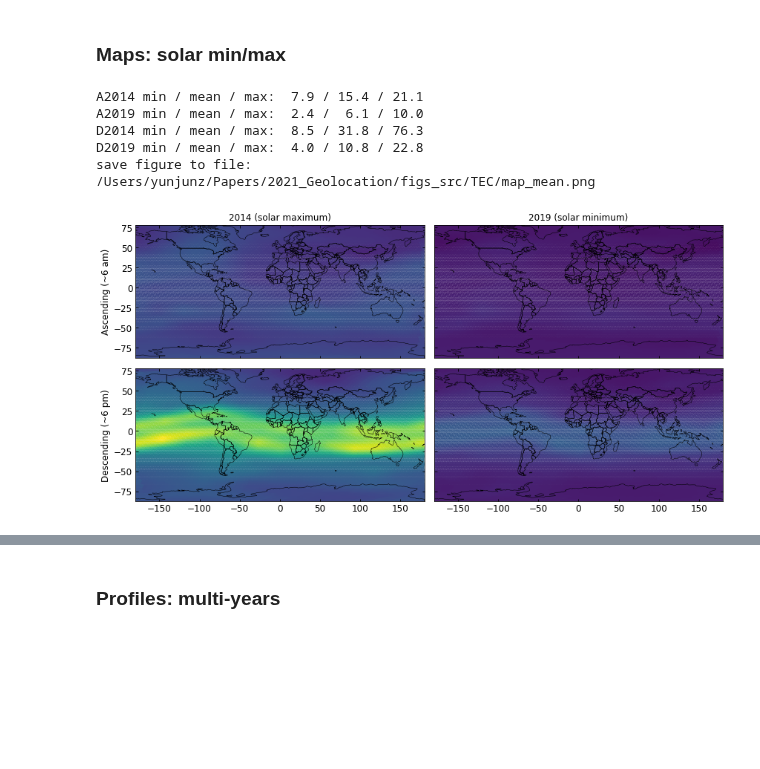
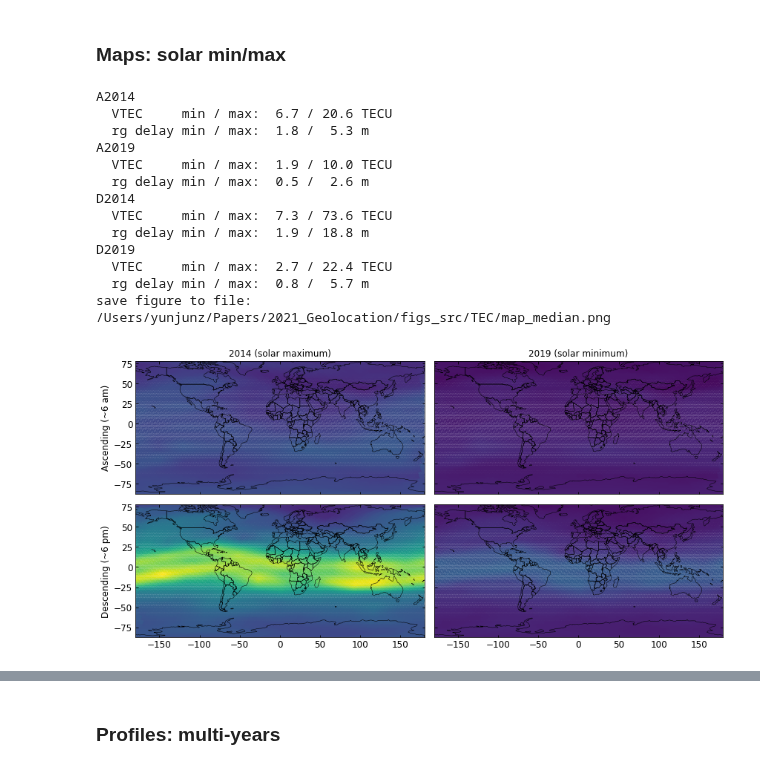
Before and after one commit to yunjunz/2022-Geolocation, a Jupyter notebook: Fig_10_GIM_stats.ipynb, the cells around one changed output, grey strips where cells are left out. Drawn from its saved outputs; the diff is of its cells as text; code cells hidden in the pictures; blank space fills up the shorter version.

```diff
--- a/Fig_TEC_stats.ipynb
+++ b/Fig_10_GIM_stats.ipynb
@@ -296,10 +290,8 @@ Year: 2016
 # %% [markdown]
 ### Maps: solar min/max
 # %%
-label = 'mean';    vmax = 76.5
-#label = 'STD';     vmax = 25
-#label = 'median';  vmax = 73.5
-#label = 'MAD';     vmax = 22.5
+label = 'median';  vmax = 73.5;   #label = 'mean';    vmax = 76.5
+#label = 'MAD';     vmax = 22.5;  #label = 'STD';     vmax = 25
 
 if label == 'mean':
     dDict = {'A2014' : {'data': tec_dfs[years.tolist().index(2014)].mean().to_numpy()[flagA], 'flag': flagA},
@@ -325,39 +317,51 @@ elif label == 'MAD':
 keys = list(dDict.keys())
 # stats
 for key, v in dDict.items():
-    print('{} min / mean / max: {:4.1f} / {:4.1f} / {:4.1f}'.format(key, np.min(v['data']), np.mean(v['data']), np.max(v['data'])))
+    rg_min = iono.vtec2range_delay(np.min(v['data']), inc_angle=inc_angle_iono, freq=iono.SAR_BAND['L'])
+    rg_max = iono.vtec2range_delay(np.max(v['data']), inc_angle=inc_angle_iono, freq=iono.SAR_BAND['L'])
+    print(key)
+    print('  VTEC     min / max: {:4.1f} / {:4.1f} TECU'.format(np.min(v['data']), np.max(v['data'])))
+    print('  rg delay min / max: {:4.1f} / {:4.1f} m'.format(rg_min, rg_max))
 
 # plot
 fig, axs = plt.subplots(nrows=2, ncols=2, figsize=[12, 6], sharex=True, sharey=True)
 axs = axs.flatten()
 cmap = plt.get_cmap('viridis')
 for i, (ax, key) in enumerate(zip(axs, keys)):
     v = dDict[key]
     tfs[v['flag']].plot(ax=ax, facecolor=cmap(v['data']/vmax), edgecolor='none')
     world.plot(ax=ax, color='none', edgecolor='k', linewidth=0.5)
 
 # axis format
 for ax in axs: ax.tick_params(which='both', direction='in', top=True, bottom=True, left=True, right=True)
 ax = axs[0]
 ax.set_aspect('equal')
 ax.set_xlim(-180, 180)
 ax.set_ylim(-87.5, 78)
 axs[0].set_ylabel('Ascending (~6 am)')
 axs[2].set_ylabel('Descending (~6 pm)')
 axs[0].set_title('2014 (solar maximum)', fontsize=12)
 axs[1].set_title('2019 (solar minimum)', fontsize=12)
 fig.tight_layout()
 
 # output
 out_fig = os.path.abspath(f'map_{label.lower()}.png')
 print('save figure to file:', out_fig)
 fig.savefig(out_fig, bbox_inches='tight', transparent=True, dpi=600)
 plt.show()
 # %% [output]
-A2014 min / mean / max:  7.9 / 15.4 / 21.1
-A2019 min / mean / max:  2.4 /  6.1 / 10.0
-D2014 min / mean / max:  8.5 / 31.8 / 76.3
-D2019 min / mean / max:  4.0 / 10.8 / 22.8
-save figure to file: /Users/yunjunz/Papers/2021_Geolocation/figs_src/TEC/map_mean.png
+A2014
+  VTEC     min / max:  6.7 / 20.6 TECU
+  rg delay min / max:  1.8 /  5.3 m
+A2019
+  VTEC     min / max:  1.9 / 10.0 TECU
+  rg delay min / max:  0.5 /  2.6 m
+D2014
+  VTEC     min / max:  7.3 / 73.6 TECU
+  rg delay min / max:  1.9 / 18.8 m
+D2019
+  VTEC     min / max:  2.7 / 22.4 TECU
+  rg delay min / max:  0.8 /  5.7 m
+save figure to file: /Users/yunjunz/Papers/2021_Geolocation/figs_src/TEC/map_median.png
-[figure, old version]
+[figure, new version]
 # %%
```
Also changed, not shown: parts of 6 cells of this notebook, 33 other files.
